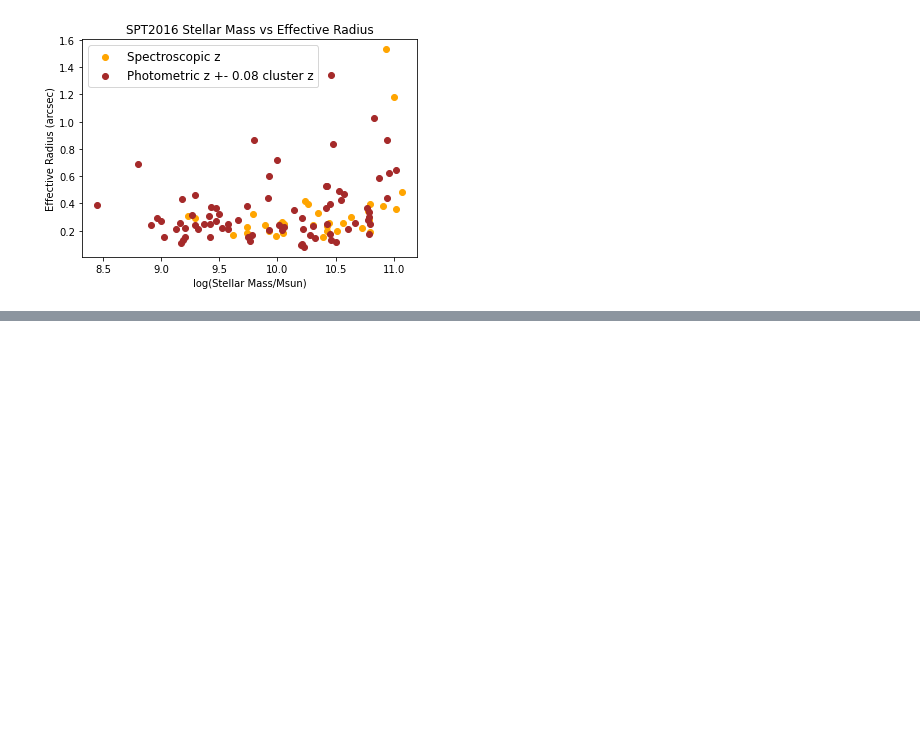
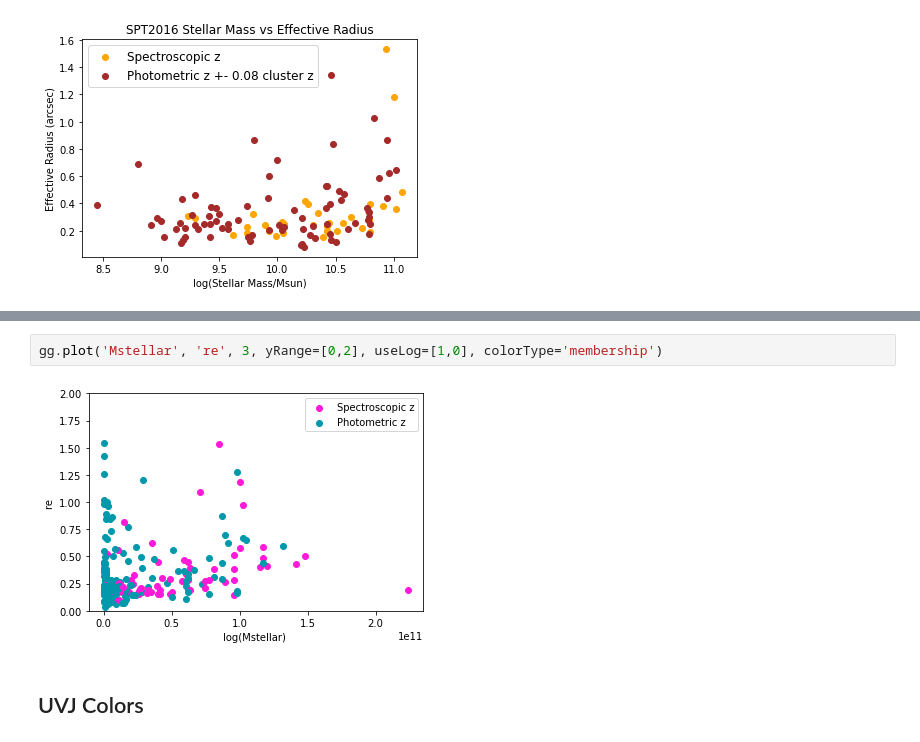
Before and after one commit to charrbit/GOGREEN-galaxy-research, a Jupyter notebook: Code/myDataAnalysis.ipynb, the cells around one changed output, grey strips where cells are left out. Saved outputs shown, nothing was run; the diff lists cells and outputs as text; blank space fills up the shorter version.

```diff
--- a/Code/myDataAnalysis.ipynb
+++ b/Code/myDataAnalysis.ipynb
@@ -353,0 +422,6 @@ plt.show()
+# %%
+gg.plot('Mstellar', 're', 3, yRange=[0,2], useLog=[1,0], colorType='membership')
+# %% [output]
+[figure, added]
+# %% [markdown]
+## UVJ Colors
```
Also changed, not shown: parts of 22 cells of this notebook, 2 other files.
